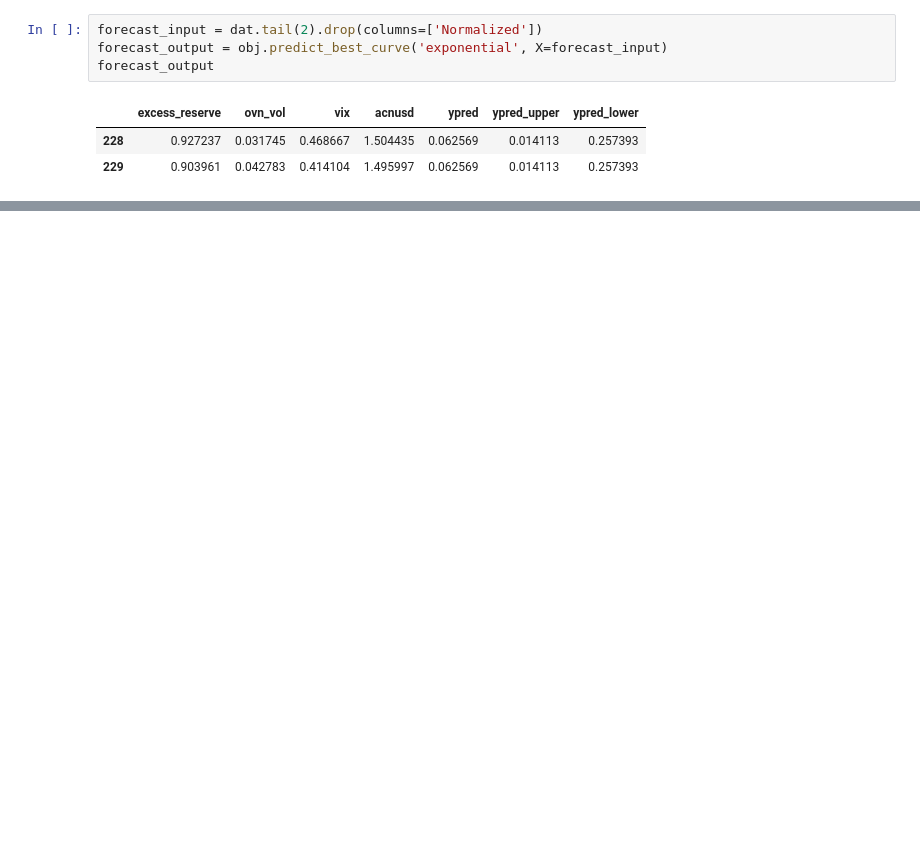
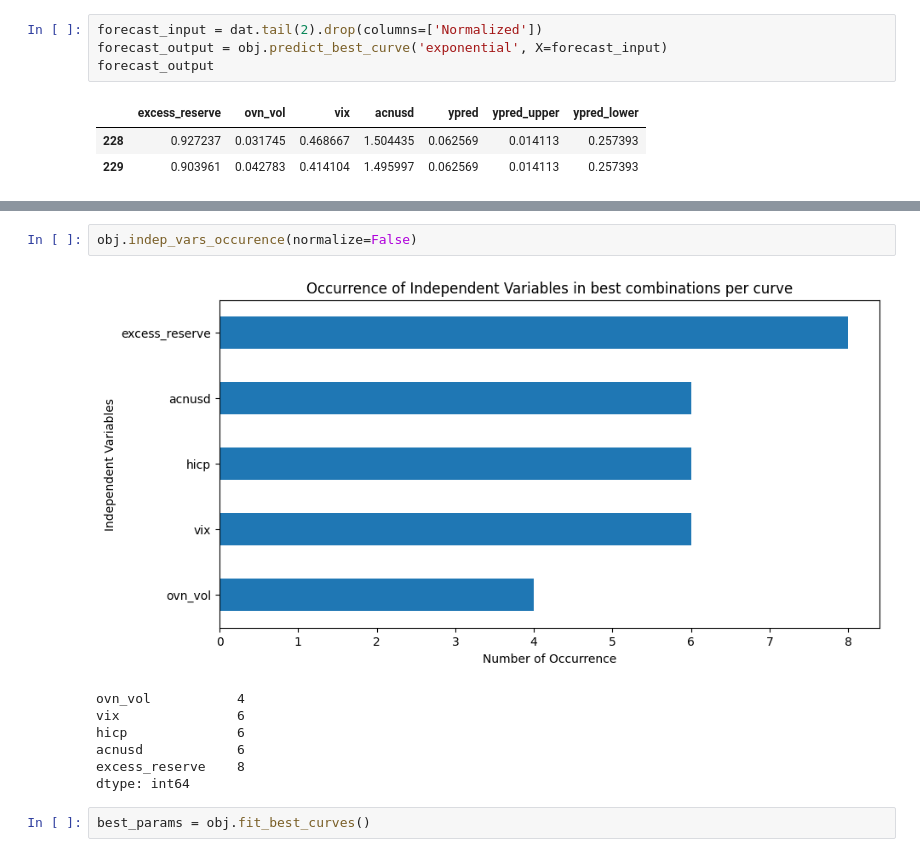
Before and after one commit to amineraboun/reserves_demand, a Jupyter notebook: notebooks/Example.ipynb, the cells around one changed output, grey strips where cells are left out. Cells and saved outputs as stored; diff of their text form; blank space fills up the shorter version.

```diff
--- a/notebooks/Example.ipynb
+++ b/notebooks/Example.ipynb
@@ -258,0 +482,12 @@ forecast_output
+# %%
+obj.indep_vars_occurence(normalize=False)
+# %% [output]
+[figure, added]
+ovn_vol           4
+vix               6
+hicp              6
+acnusd            6
+excess_reserve    8
+dtype: int64
+# %%
+best_params = obj.fit_best_curves()
```
Also changed, not shown: parts of 13 cells of this notebook, 5 other files.
